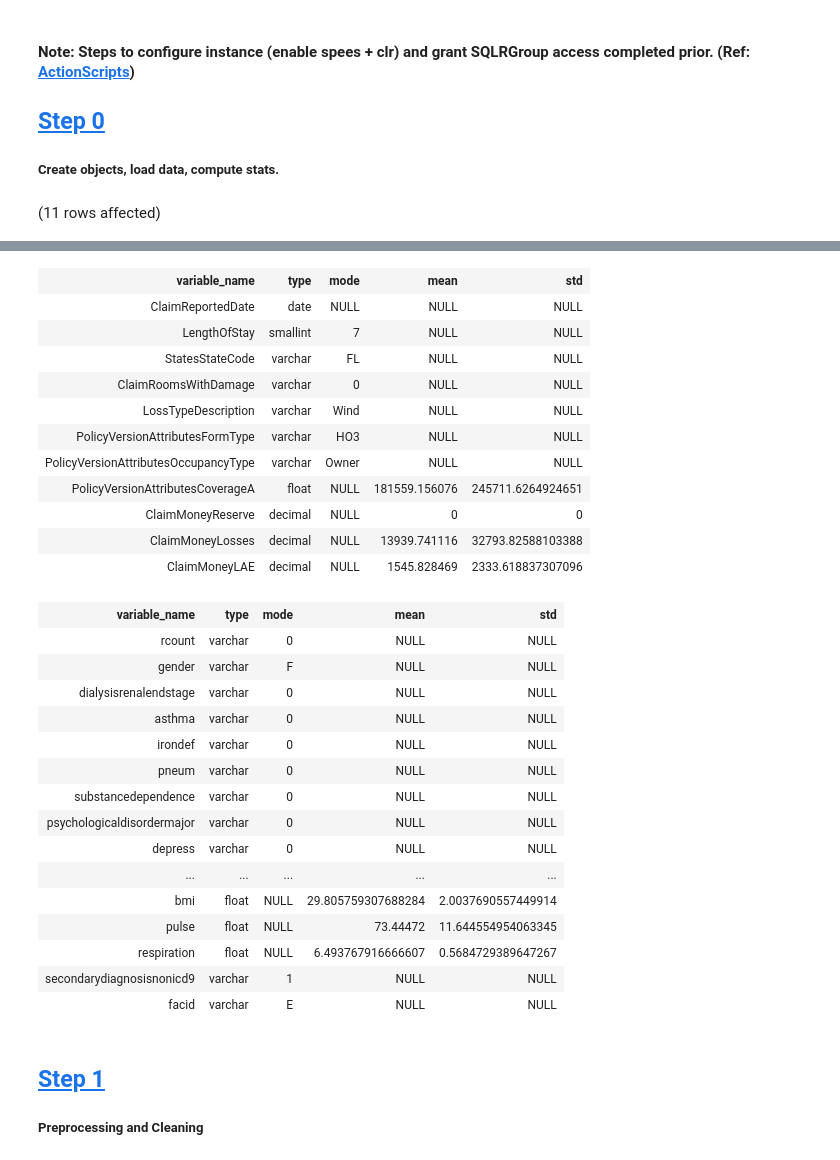
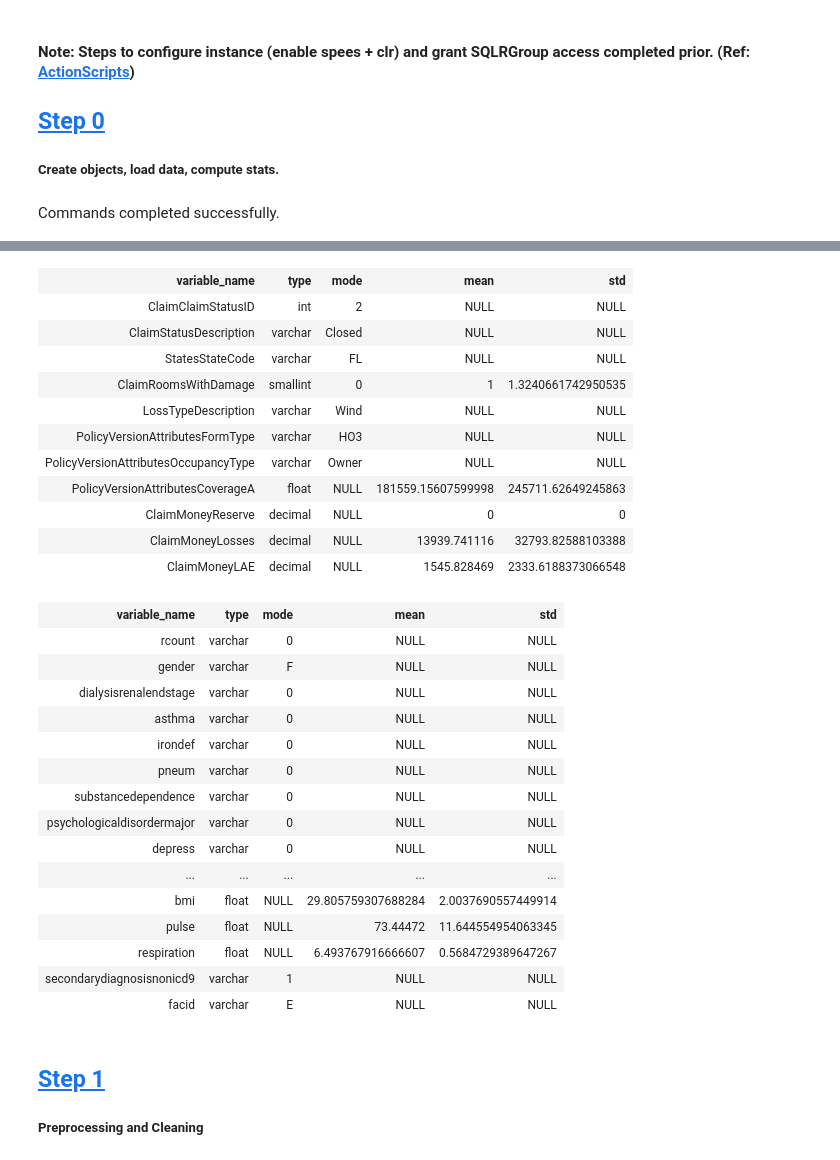
Before and after one commit to microsoft/r-server-hospital-length-of-stay, a Jupyter notebook: SQLPy/Claims/DbaHospitalLoSClaims.ipynb, the cells around one changed output, grey strips where cells are left out. Saved outputs shown, nothing was run; the diff lists cells and outputs as text; code cells hidden in the pictures.

Commit message:
fixed missing variable lengthofstay error in train_model

```diff
--- a/SQLPy/Claims/DbaHospitalLoSClaims.ipynb
+++ b/SQLPy/Claims/DbaHospitalLoSClaims.ipynb
@@ -15,8 +15,9 @@ Total execution time: 00:00:00.040
 
 ##### Create objects, load data, compute stats.
 # %%
--- exec dbo.compute_stats
+set nocount on;
+exec dbo.compute_stats
 select * from stats
 select * from statsbak
 # %% [output]
-(11 rows affected)
+Commands completed successfully.
@@ -25,15 +25,15 @@ Total execution time: 00:00:00.094
 | variable_name | type | mode | mean | std |
-| ClaimReportedDate | date | NULL | NULL | NULL |
-| LengthOfStay | smallint | 7 | NULL | NULL |
+| ClaimClaimStatusID | int | 2 | NULL | NULL |
+| ClaimStatusDescription | varchar | Closed | NULL | NULL |
 | StatesStateCode | varchar | FL | NULL | NULL |
-| ClaimRoomsWithDamage | varchar | 0 | NULL | NULL |
+| ClaimRoomsWithDamage | smallint | 0 | 1 | 1.3240661742950535 |
 | LossTypeDescription | varchar | Wind | NULL | NULL |
 | PolicyVersionAttributesFormType | varchar | HO3 | NULL | NULL |
 | PolicyVersionAttributesOccupancyType | varchar | Owner | NULL | NULL |
-| PolicyVersionAttributesCoverageA | float | NULL | 181559.156076 | 245711.6264924651 |
+| PolicyVersionAttributesCoverageA | float | NULL | 181559.15607599998 | 245711.62649245863 |
 | ClaimMoneyReserve | decimal | NULL | 0 | 0 |
 | ClaimMoneyLosses | decimal | NULL | 13939.741116 | 32793.82588103388 |
-| ClaimMoneyLAE | decimal | NULL | 1545.828469 | 2333.618837307096 |
+| ClaimMoneyLAE | decimal | NULL | 1545.828469 | 2333.6188373066548 |
 | variable_name | type | mode | mean | std |
 | rcount | varchar | 0 | NULL | NULL |
 | gender | varchar | F | NULL | NULL |
```
Also changed, not shown: parts of 5 cells of this notebook, 2 other files.
